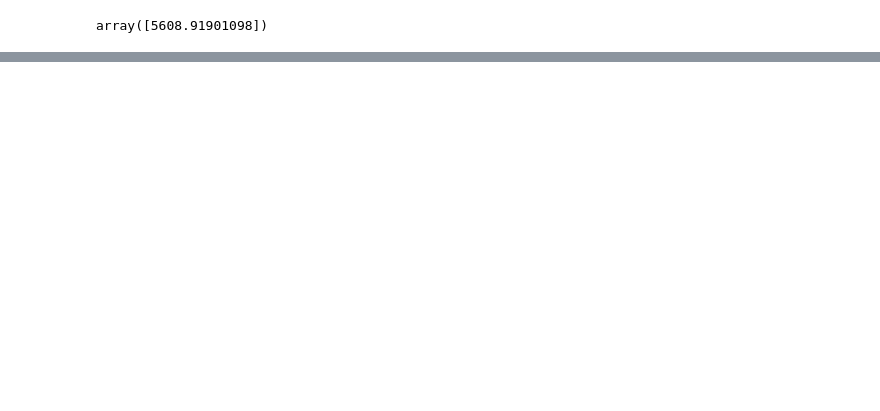
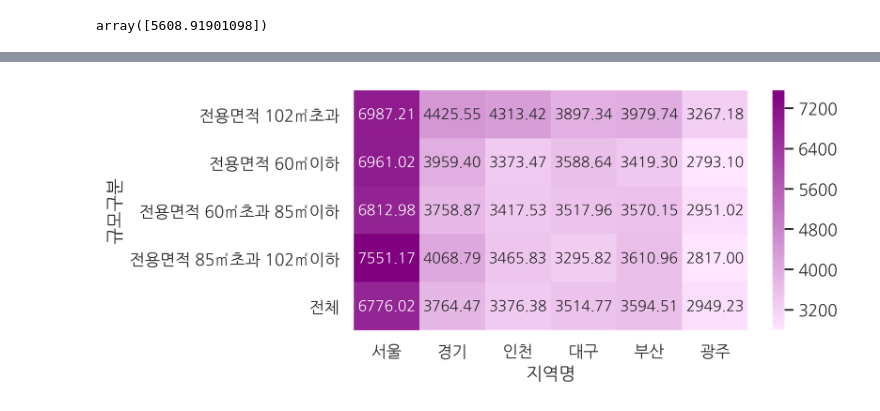
Before and after one commit to trhgu/EDA_project, a Jupyter notebook: Price_of_Apt.ipynb, the cells around one changed output, grey strips where cells are left out. Saved outputs shown, nothing was run; the diff lists cells and outputs as text; code cells hidden in the pictures; blank space fills up the shorter version.

```diff
--- a/Price_of_Apt.ipynb
+++ b/Price_of_Apt.ipynb
@@ -481,0 +115,10 @@ Name: 분양가격(㎡), dtype: float64
+# %%
+result_pv=master_table.pivot_table("분양가격(㎡)",["규모구분"],["지역명"], aggfunc=np.mean)
+result_pv.index=result_pv.index.astype("str")
+# %%
+a = result_pv[["서울","경기","인천","대구","부산","광주"]]
+sns.heatmap(a, cmap=sns.light_palette(
+    "purple", as_cmap=True), annot=True, fmt=".2f")
+plt.show()
+# %% [output]
+[figure, added]
```
Also changed, not shown: parts of 64 cells of this notebook.
